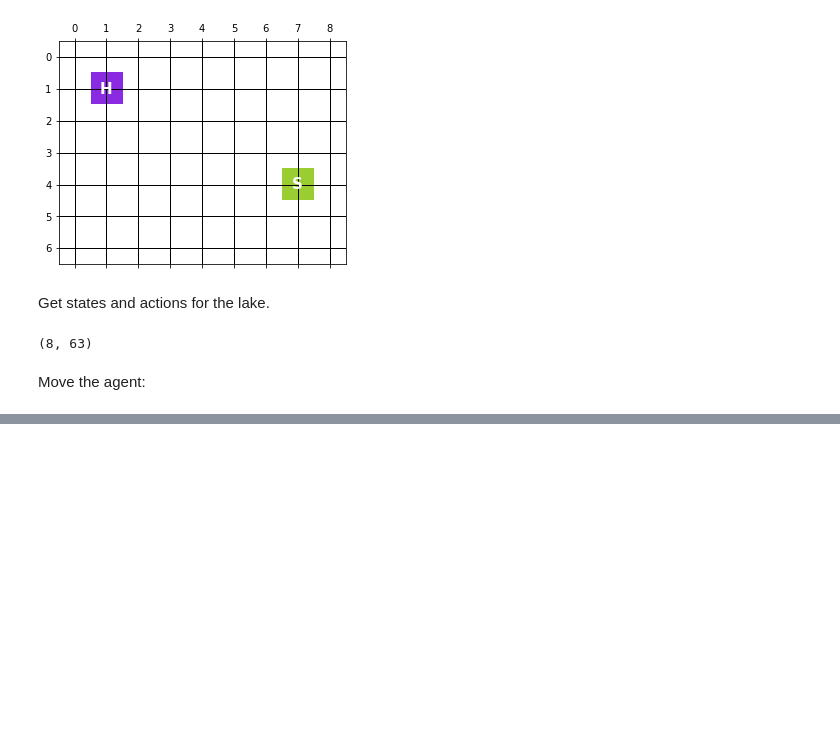
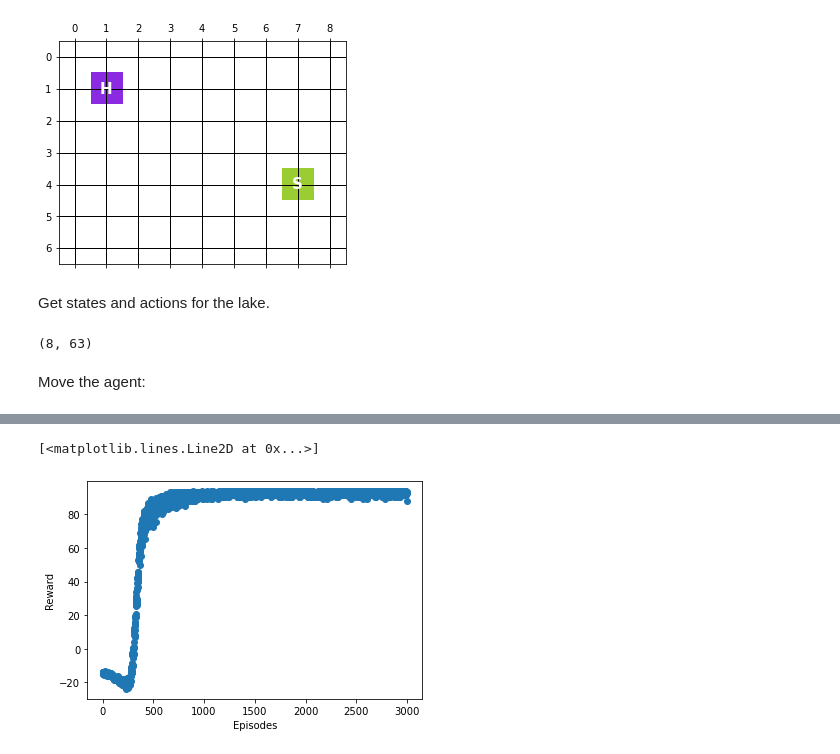
Before and after one commit to FranRosem/SI-Assignment-06, a Jupyter notebook: Assignment-06.ipynb, the cells around one changed output, grey strips where cells are left out. Cells and saved outputs as stored; diff of their text form; code cells hidden in the pictures; blank space fills up the shorter version.

```diff
--- a/Assignment-06.ipynb
+++ b/Assignment-06.ipynb
@@ -270,0 +343,10 @@ env.render()
+# %%
+# Applying Q-learning
+walk_reward = -1
+fall_reward = -10
+goal_reward = 100
+rewards_avg_test = []
+
+env.reset()
+env.set_rewards(walk_reward , fall_reward, goal_reward)
+q_table_1 = train_q_table(env, rewards_avg_test, 100)
@@ -270,0 +371,9 @@ env.render()
+# %%
+x = [i for i in range(0, num_episodes)]
+y = np.mean(rewards_avg_test, axis=0)
+plt.xlabel('Episodes')
+plt.ylabel('Reward')
+plt.plot(x, y,'o')
+# %% [output]
+[<matplotlib.lines.Line2D at 0x...>]
+[figure, added]
```
Also changed, not shown: parts of 9 cells of this notebook.
